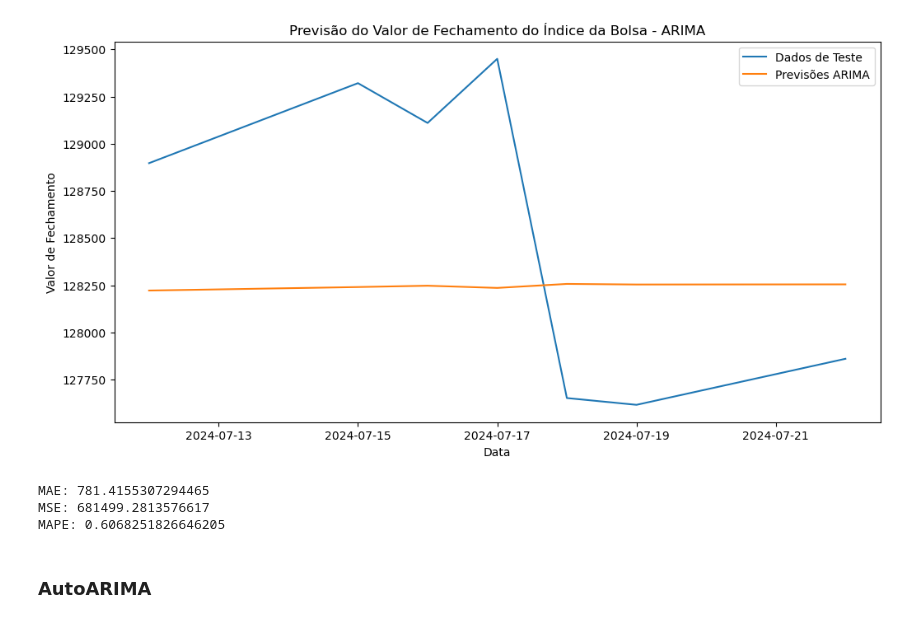
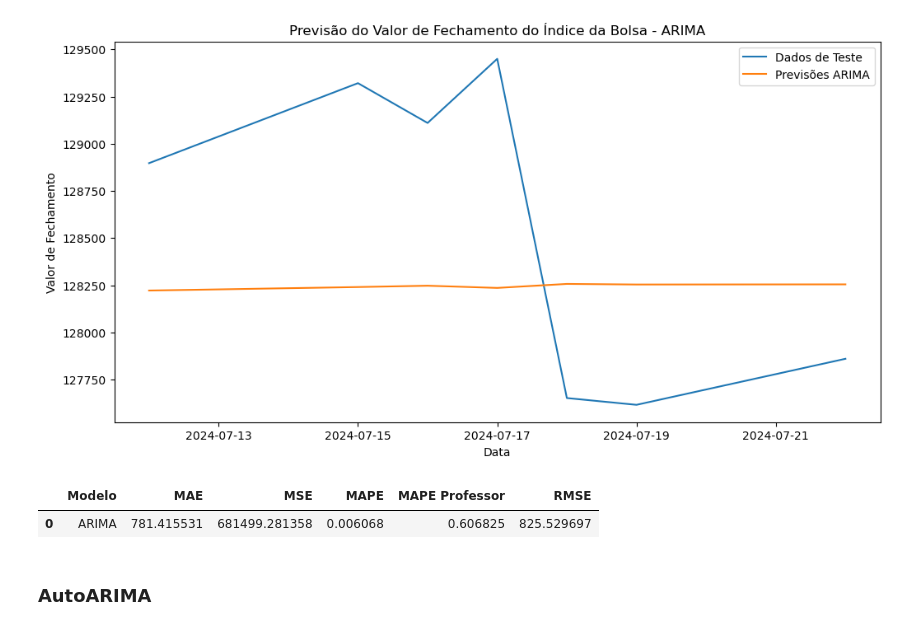
Before and after one commit to alexandreaquiles/postech-fiap-dtat-tech-challenge-fase2, a Jupyter notebook: tech-challenge-fase2-forecasting-ibovespa.ipynb, the cells around one changed output. Saved outputs shown, nothing was run; the diff lists cells and outputs as text; code cells hidden in the pictures.

```diff
--- a/tech-challenge-fase2-forecasting-ibovespa.ipynb
+++ b/tech-challenge-fase2-forecasting-ibovespa.ipynb
@@ -351,17 +349,13 @@ teste.shape
 ## Passo 2: Métricas de avaliação dos modelos
 # %%
 # Funções de Avaliação
-def calcula_metricas(y_true, y_pred):
+def calcula_metricas(modelo, y_true, y_pred):
     mae = mean_absolute_error(y_true, y_pred)
     mse = mean_squared_error(y_true, y_pred)
-    mape = np.mean(np.abs((y_true - y_pred) / y_true)) * 100
-    return mae, mse, mape
-
-def imprime_metricas(metrics):
-    mae, mse, mape = metrics
-    print(f"MAE: {mae}")
-    print(f"MSE: {mse}")
-    print(f"MAPE: {mape}")
+    mape = mean_absolute_percentage_error(y_true, y_pred)
+    mape_prof = np.mean(np.abs((y_true - y_pred) / y_true)) * 100
+    rmse = np.sqrt(mse)
+    return pd.DataFrame([[modelo, mae, mse, mape, mape_prof, rmse]], columns=['Modelo', 'MAE', 'MSE', 'MAPE', 'MAPE Professor', 'RMSE'])
 # %% [markdown]
 ## Passo 2: Treinando e avaliando modelos
 # %% [markdown]
@@ -403,12 +397,10 @@ plt.show()
 # %% [output]
 [figure]
 # %%
-metricas = calcula_metricas(teste.values, previsoes_arima)
-imprime_metricas(metricas)
+calcula_metricas('ARIMA', teste.values, previsoes_arima)
 # %% [output]
-MAE: 781.4155307294465
-MSE: 681499.2813576617
-MAPE: 0.6068251826646205
+|  | Modelo | MAE | MSE | MAPE | MAPE Professor | RMSE |
+| 0 | ARIMA | 781.415531 | 681499.281358 | 0.006068 | 0.606825 | 825.529697 |
 # %% [markdown]
 ### AutoARIMA
 # %%
```
Also changed, not shown: parts of 6 cells of this notebook.
